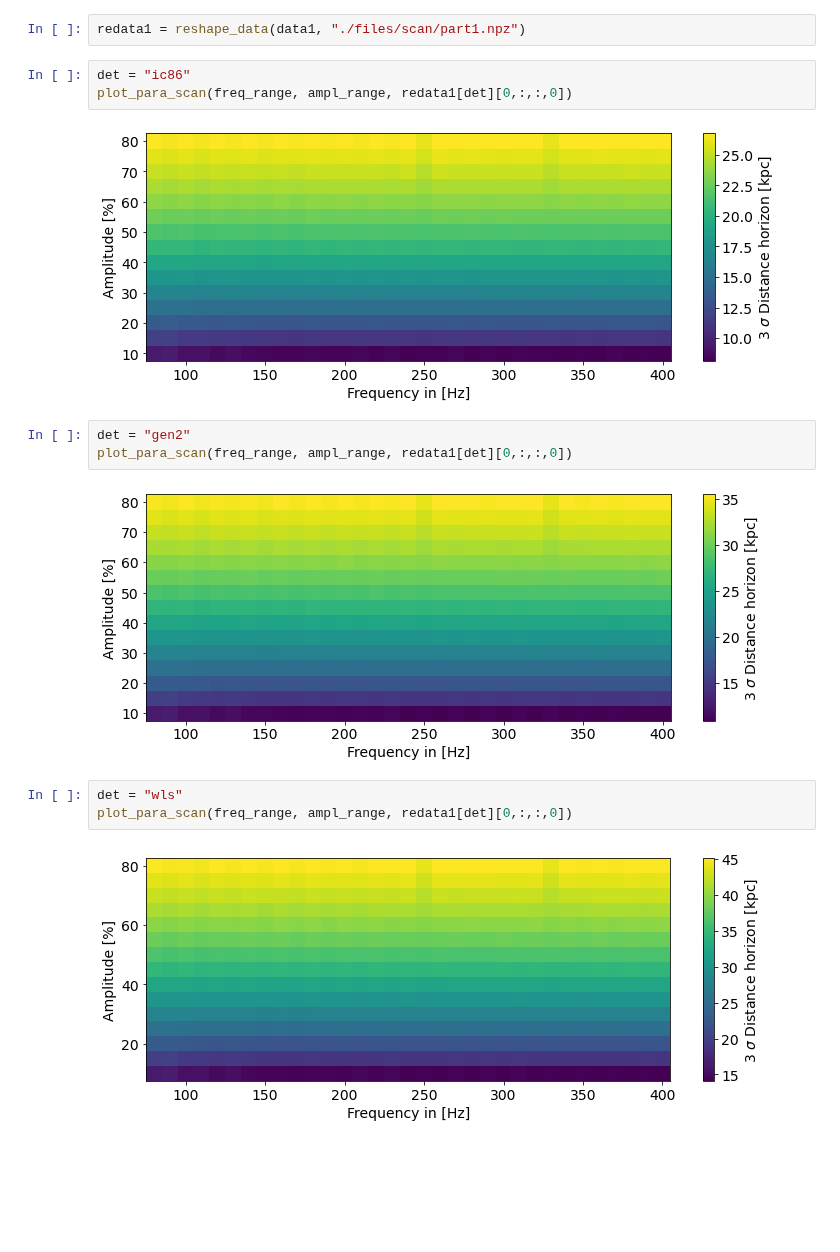
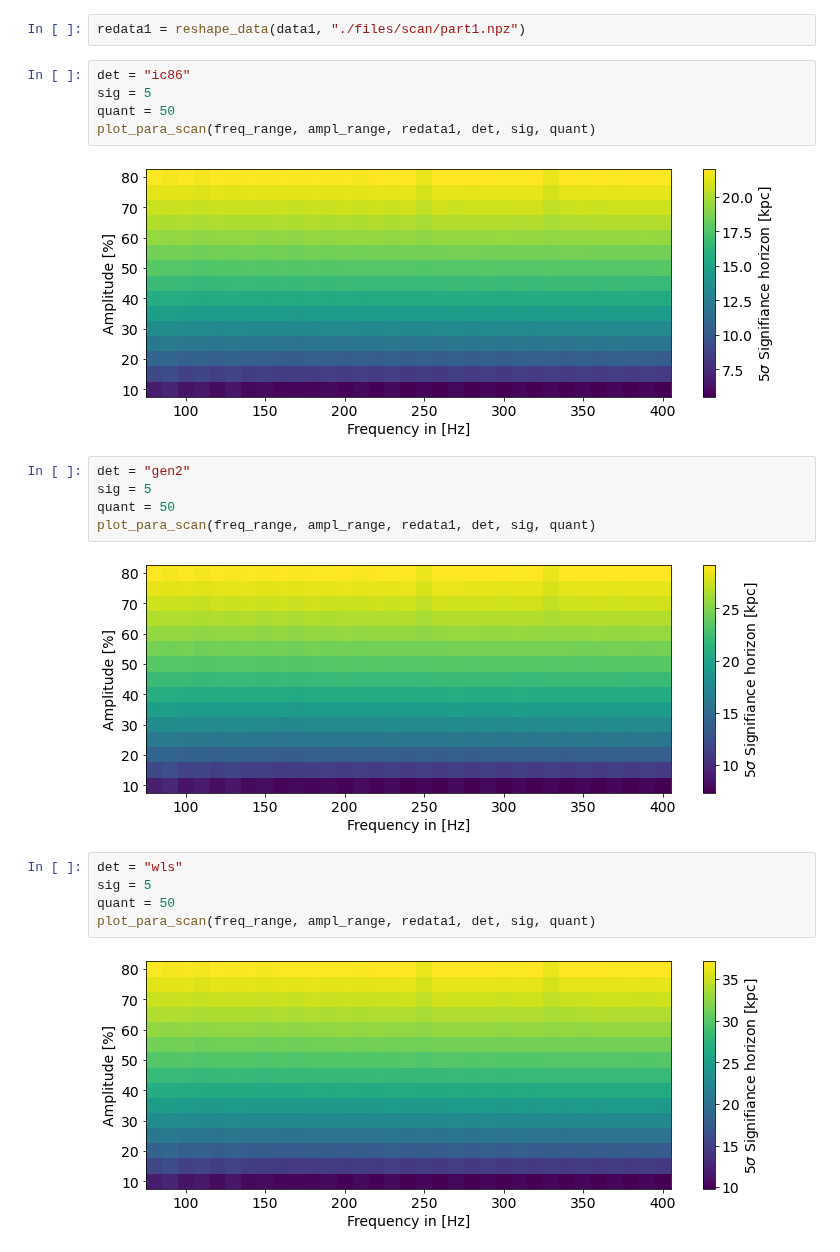
Before and after one commit to icecube/ASTERIA, a Jupyter notebook: docs/gen2-ana/seperate/plot_scan.ipynb, the cells around one changed output. Saved outputs shown, nothing was run; the diff lists cells and outputs as text; blank space fills up the shorter version.

```diff
--- a/docs/gen2-ana/seperate/plot_scan.ipynb
+++ b/docs/gen2-ana/seperate/plot_scan.ipynb
@@ -56,16 +56,22 @@ quantiles = [0.5, 0.16, 0.84]
 redata1 = reshape_data(data1, "./files/scan/part1.npz")
 # %%
 det = "ic86"
-plot_para_scan(freq_range, ampl_range, redata1[det][0,:,:,0])
+sig = 5
+quant = 50
+plot_para_scan(freq_range, ampl_range, redata1, det, sig, quant)
 # %% [output]
-[figure, old version]
+[figure, new version]
 # %%
 det = "gen2"
-plot_para_scan(freq_range, ampl_range, redata1[det][0,:,:,0])
+sig = 5
+quant = 50
+plot_para_scan(freq_range, ampl_range, redata1, det, sig, quant)
 # %% [output]
-[figure, old version]
+[figure, new version]
 # %%
 det = "wls"
-plot_para_scan(freq_range, ampl_range, redata1[det][0,:,:,0])
+sig = 5
+quant = 50
+plot_para_scan(freq_range, ampl_range, redata1, det, sig, quant)
 # %% [output]
-[figure, old version]
+[figure, new version]
```
